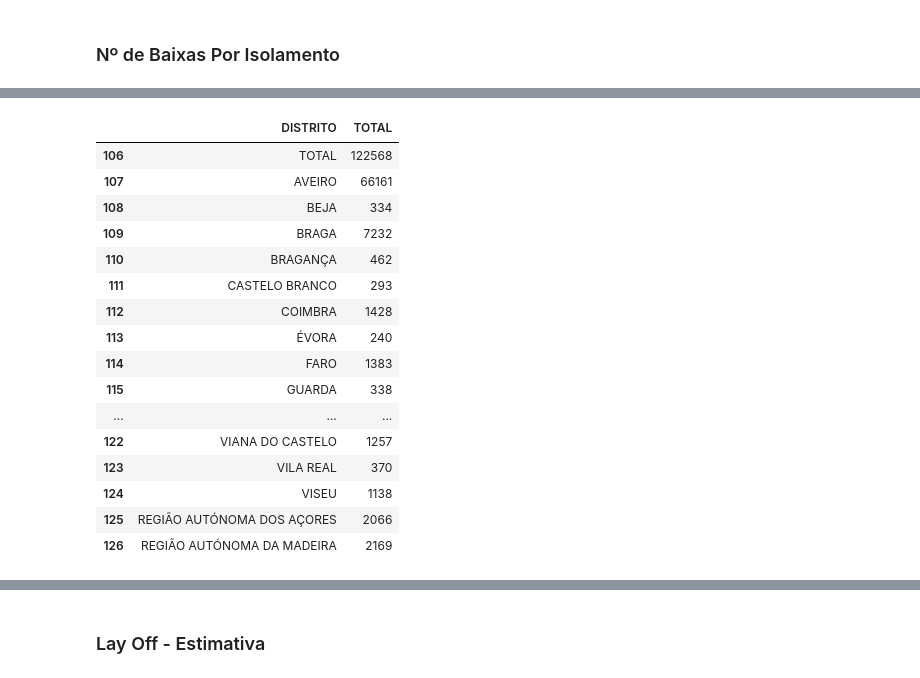
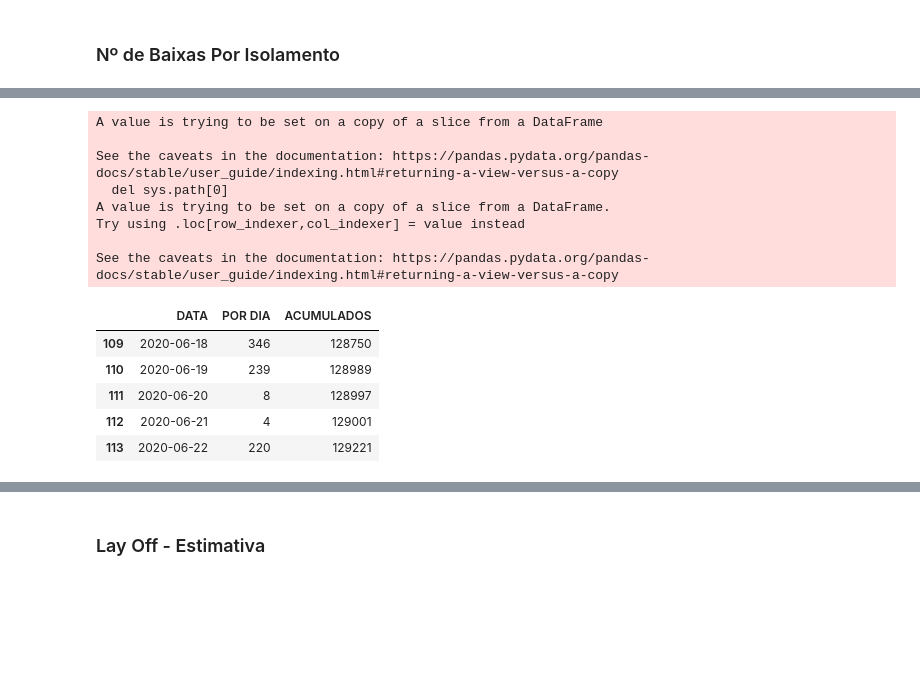
Before and after one commit to dssg-pt/dados-MTSSS, a Jupyter notebook: extra/dados/data_cleaning.ipynb, the cells around one changed output, grey strips where cells are left out. Saved outputs shown, nothing was run; the diff lists cells and outputs as text; code cells hidden in the pictures; blank space fills up the shorter version.

```diff
--- a/extra/dados/data_cleaning.ipynb
+++ b/extra/dados/data_cleaning.ipynb
@@ -105,20 +8,20 @@ baixas_all
-# %%
-baixas_by_disctrict
-# %% [output]
-|  | DISTRITO | TOTAL |
-| 106 | TOTAL | 122568 |
-| 107 | AVEIRO | 66161 |
-| 108 | BEJA | 334 |
-| 109 | BRAGA | 7232 |
-| 110 | BRAGANÇA | 462 |
-| 111 | CASTELO BRANCO | 293 |
-| 112 | COIMBRA | 1428 |
-| 113 | ÉVORA | 240 |
-| 114 | FARO | 1383 |
-| 115 | GUARDA | 338 |
-| ... | ... | ... |
-| 122 | VIANA DO CASTELO | 1257 |
-| 123 | VILA REAL | 370 |
-| 124 | VISEU | 1138 |
-| 125 | REGIÃO AUTÓNOMA DOS AÇORES | 2066 |
-| 126 | REGIÃO AUTÓNOMA DA MADEIRA | 2169 |
+# %%
+def baixas_all_data():
+    df_baixas = pd.read_csv('original_files/Baixas por Isolamento.csv')
+    #Select the relevant information, deleting the first 8 rows
+    df_baixas = df_baixas.iloc[6:]
+    baixas = df_baixas[df_baixas.columns[:3]]
+    #Reset indexes
+    baixas.reset_index(drop=True, inplace=True)
+    #Get indexes that separate tables
+    b = np.concatenate(( [True], pd.isnull(baixas.iloc[:,0]), [True] ))
+    indexes = np.flatnonzero(b[1:] != b[:-1])
+    baixas_all = baixas[indexes[0]:indexes[1]]
+    #dropping rows with nan values
+    baixas_all.dropna(inplace=True)
+    #renaming the columns
+    baixas_all.columns = ['DATA', 'POR DIA', 'ACUMULADOS']
+    #fomatting the date
+    baixas_all['DATA'] = baixas_all['DATA'].apply(dateparser.parse)
+    baixas_all.to_csv(r'dataframes/baixas_all.csv', index = False)
+    return baixas_all
@@ -124,0 +46,17 @@ baixas_by_disctrict
+# %%
+baixas_all_data().tail()
+# %% [output]
+A value is trying to be set on a copy of a slice from a DataFrame
+
+See the caveats in the documentation: https://pandas.pydata.org/pandas-docs/stable/user_guide/indexing.html#returning-a-view-versus-a-copy
+  del sys.path[0]
+A value is trying to be set on a copy of a slice from a DataFrame.
+Try using .loc[row_indexer,col_indexer] = value instead
+
+See the caveats in the documentation: https://pandas.pydata.org/pandas-docs/stable/user_guide/indexing.html#returning-a-view-versus-a-copy
+|  | DATA | POR DIA | ACUMULADOS |
+| 109 | 2020-06-18 | 346 | 128750 |
+| 110 | 2020-06-19 | 239 | 128989 |
+| 111 | 2020-06-20 | 8 | 128997 |
+| 112 | 2020-06-21 | 4 | 129001 |
+| 113 | 2020-06-22 | 220 | 129221 |
```
Also changed, not shown: parts of 14 cells of this notebook.
